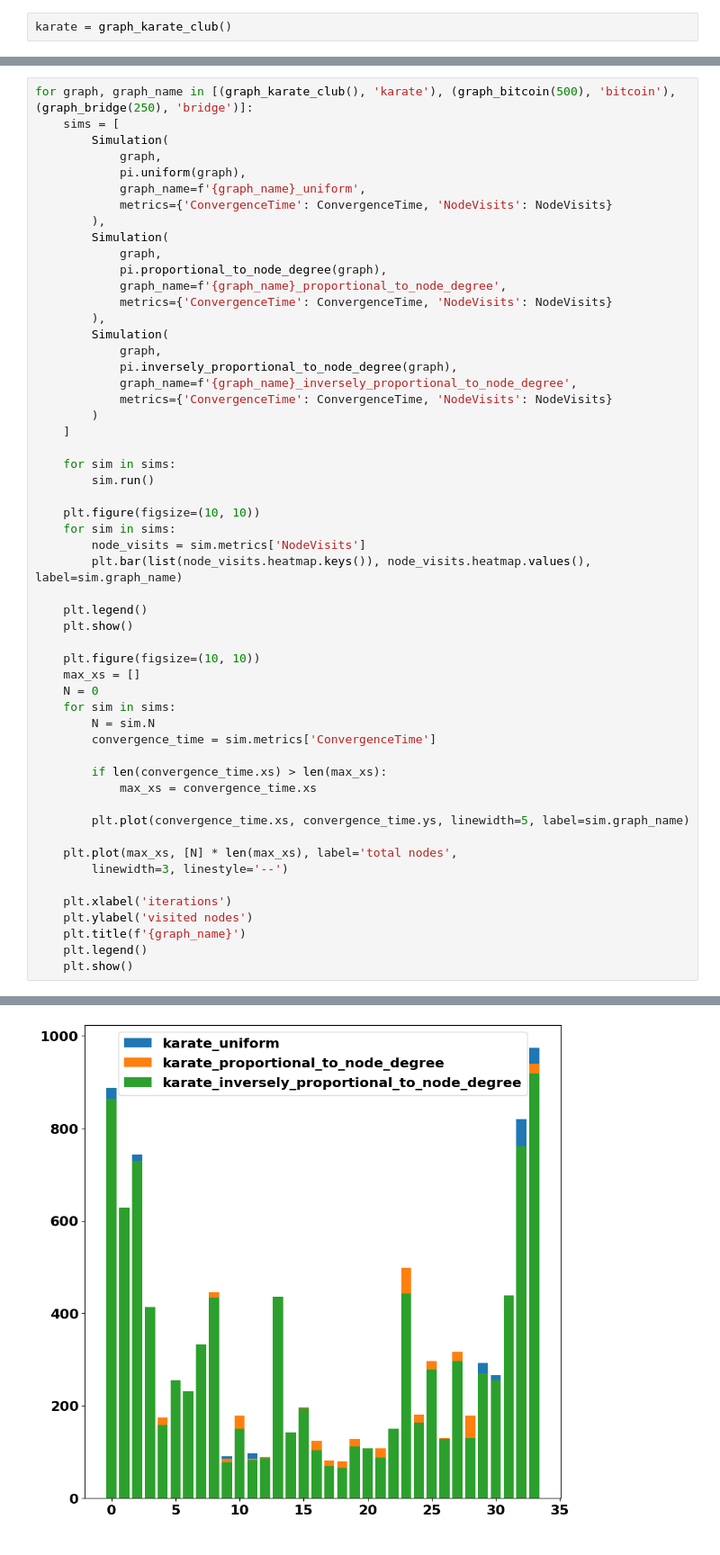
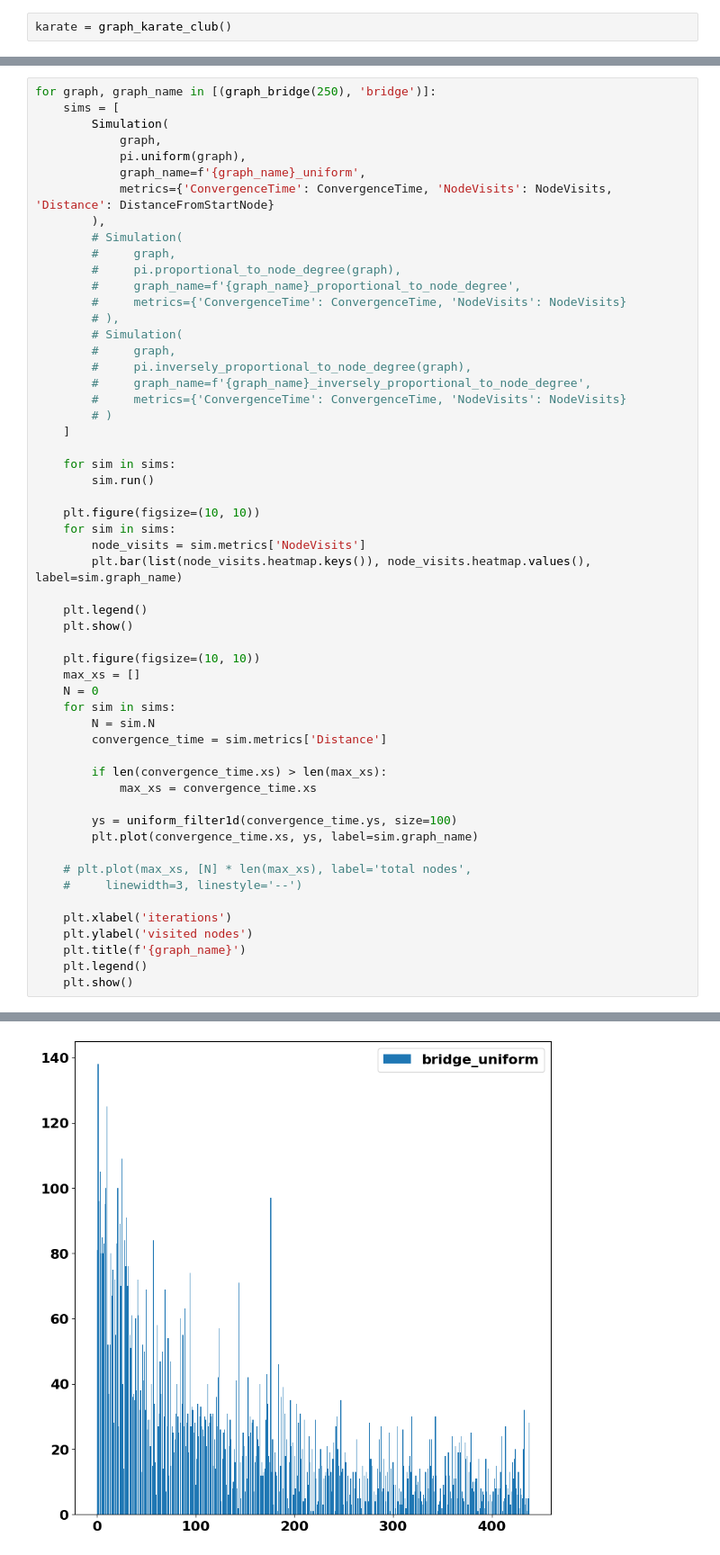
Before and after one commit to Petroniuss/random-walks-dynamics, a Jupyter notebook: report.ipynb, the cells around one changed output, grey strips where cells are left out. Shown at 90% size. Cells and saved outputs as stored; diff of their text form.

Commit message:
node distance poc

```diff
--- a/report.ipynb
+++ b/report.ipynb
@@ -23,24 +24,24 @@ plt.show()
 # %%
-for graph, graph_name in [(graph_karate_club(), 'karate'), (graph_bitcoin(500), 'bitcoin'), (graph_bridge(250), 'bridge')]:
+for graph, graph_name in [(graph_bridge(250), 'bridge')]:
     sims = [
         Simulation(
             graph,
             pi.uniform(graph),
             graph_name=f'{graph_name}_uniform',
-            metrics={'ConvergenceTime': ConvergenceTime, 'NodeVisits': NodeVisits}
+            metrics={'ConvergenceTime': ConvergenceTime, 'NodeVisits': NodeVisits, 'Distance': DistanceFromStartNode}
         ),
-        Simulation(
-            graph,
-            pi.proportional_to_node_degree(graph),
-            graph_name=f'{graph_name}_proportional_to_node_degree',
-            metrics={'ConvergenceTime': ConvergenceTime, 'NodeVisits': NodeVisits}
-        ),
-        Simulation(
-            graph,
-            pi.inversely_proportional_to_node_degree(graph),
-            graph_name=f'{graph_name}_inversely_proportional_to_node_degree',
-            metrics={'ConvergenceTime': ConvergenceTime, 'NodeVisits': NodeVisits}
-        )
+        # Simulation(
+        #     graph,
+        #     pi.proportional_to_node_degree(graph),
+        #     graph_name=f'{graph_name}_proportional_to_node_degree',
+        #     metrics={'ConvergenceTime': ConvergenceTime, 'NodeVisits': NodeVisits}
+        # ),
+        # Simulation(
+        #     graph,
+        #     pi.inversely_proportional_to_node_degree(graph),
+        #     graph_name=f'{graph_name}_inversely_proportional_to_node_degree',
+        #     metrics={'ConvergenceTime': ConvergenceTime, 'NodeVisits': NodeVisits}
+        # )
     ]
 
     for sim in sims:
@@ -59,15 +60,16 @@ for graph, graph_name in [(graph_karate_club(), 'karate'), (graph_bitcoin(500),
     N = 0
     for sim in sims:
         N = sim.N
-        convergence_time = sim.metrics['ConvergenceTime']
+        convergence_time = sim.metrics['Distance']
 
         if len(convergence_time.xs) > len(max_xs):
             max_xs = convergence_time.xs
 
-        plt.plot(convergence_time.xs, convergence_time.ys, linewidth=5, label=sim.graph_name)
+        ys = uniform_filter1d(convergence_time.ys, size=100)
+        plt.plot(convergence_time.xs, ys, label=sim.graph_name)
 
-    plt.plot(max_xs, [N] * len(max_xs), label='total nodes',
-        linewidth=3, linestyle='--')
+    # plt.plot(max_xs, [N] * len(max_xs), label='total nodes',
+    #     linewidth=3, linestyle='--')
 
     plt.xlabel('iterations')
     plt.ylabel('visited nodes')
@@ -80,3 +80,3 @@ Subgraph: Graph with 495 nodes and 5011 edges
 Bitcoin graph: Graph with 3783 nodes and 14124 edges
 Selected subgraph: Graph with 439 nodes and 3190 edges
-[figure, old version]
+[figure, new version]
```
Also changed, not shown: parts of 3 cells of this notebook, 4 other files.
